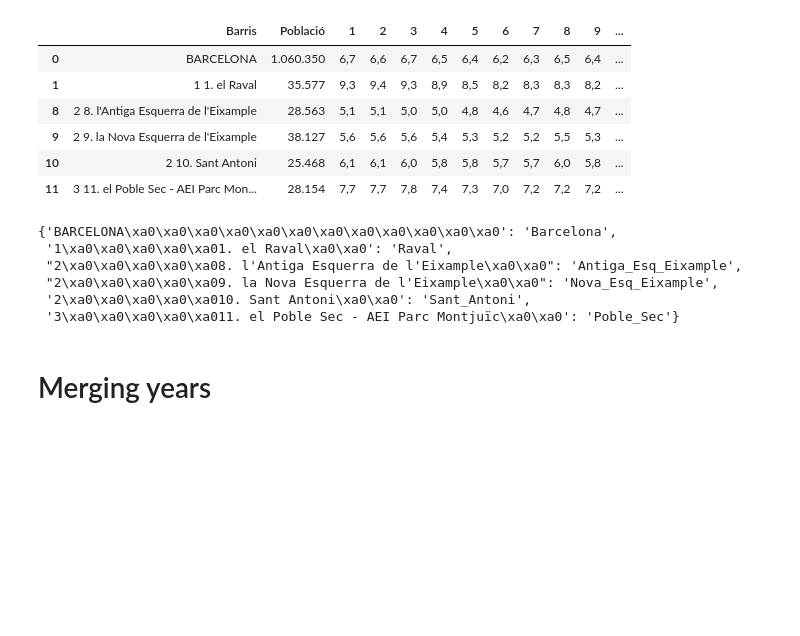
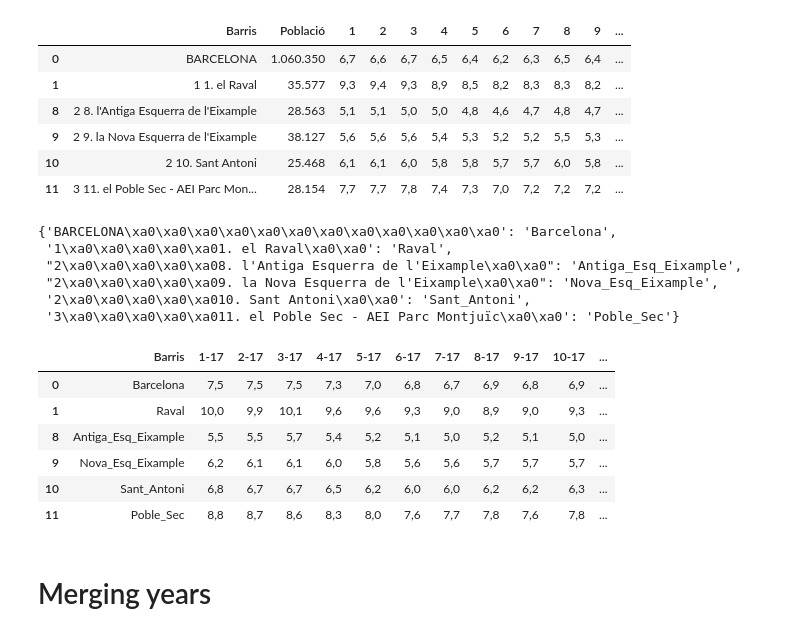
Before and after one commit to jaumevr15/Project-Week-5-Your-Own-Project, a Jupyter notebook: your-project/code_cleaning/2_unemployment_cleaning.ipynb, the cells around one changed output. Cells and saved outputs as stored; diff of their text form; code cells hidden in the pictures; blank space fills up the shorter version.

```diff
--- a/your-project/code_cleaning/2_unemployment_cleaning.ipynb
+++ b/your-project/code_cleaning/2_unemployment_cleaning.ipynb
@@ -54,6 +57,16 @@ unemployment_2019.drop('Població',axis=1, inplace=True)
 unemployment_2017.columns = ['Barris', '1-17', '2-17', '3-17', '4-17', '5-17', '6-17', '7-17', '8-17', '9-17', '10-17', '11-17','12-17']
 unemployment_2018.columns = ['Barris', '1-18', '2-18', '3-18', '4-18', '5-18', '6-18', '7-18', '8-18', '9-18', '10-18', '11-18','12-19']
 unemployment_2019.columns = ['Barris', '1-19', '2-19', '3-19', '4-19', '5-19', '6-19', '7-19', '8-19', '9-19', '10-19']
+# %%
+unemployment_2017
+# %% [output]
+|  | Barris | 1-17 | 2-17 | 3-17 | 4-17 | 5-17 | 6-17 | 7-17 | 8-17 | 9-17 | 10-17 | ... |
+| 0 | Barcelona | 7,5 | 7,5 | 7,5 | 7,3 | 7,0 | 6,8 | 6,7 | 6,9 | 6,8 | 6,9 | ... |
+| 1 | Raval | 10,0 | 9,9 | 10,1 | 9,6 | 9,6 | 9,3 | 9,0 | 8,9 | 9,0 | 9,3 | ... |
+| 8 | Antiga_Esq_Eixample | 5,5 | 5,5 | 5,7 | 5,4 | 5,2 | 5,1 | 5,0 | 5,2 | 5,1 | 5,0 | ... |
+| 9 | Nova_Esq_Eixample | 6,2 | 6,1 | 6,1 | 6,0 | 5,8 | 5,6 | 5,6 | 5,7 | 5,7 | 5,7 | ... |
+| 10 | Sant_Antoni | 6,8 | 6,7 | 6,7 | 6,5 | 6,2 | 6,0 | 6,0 | 6,2 | 6,2 | 6,3 | ... |
+| 11 | Poble_Sec | 8,8 | 8,7 | 8,6 | 8,3 | 8,0 | 7,6 | 7,7 | 7,8 | 7,6 | 7,8 | ... |
 # %% [markdown]
 # Merging years
 # %%
```
Also changed, not shown: parts of 7 cells of this notebook, 6 other files.
